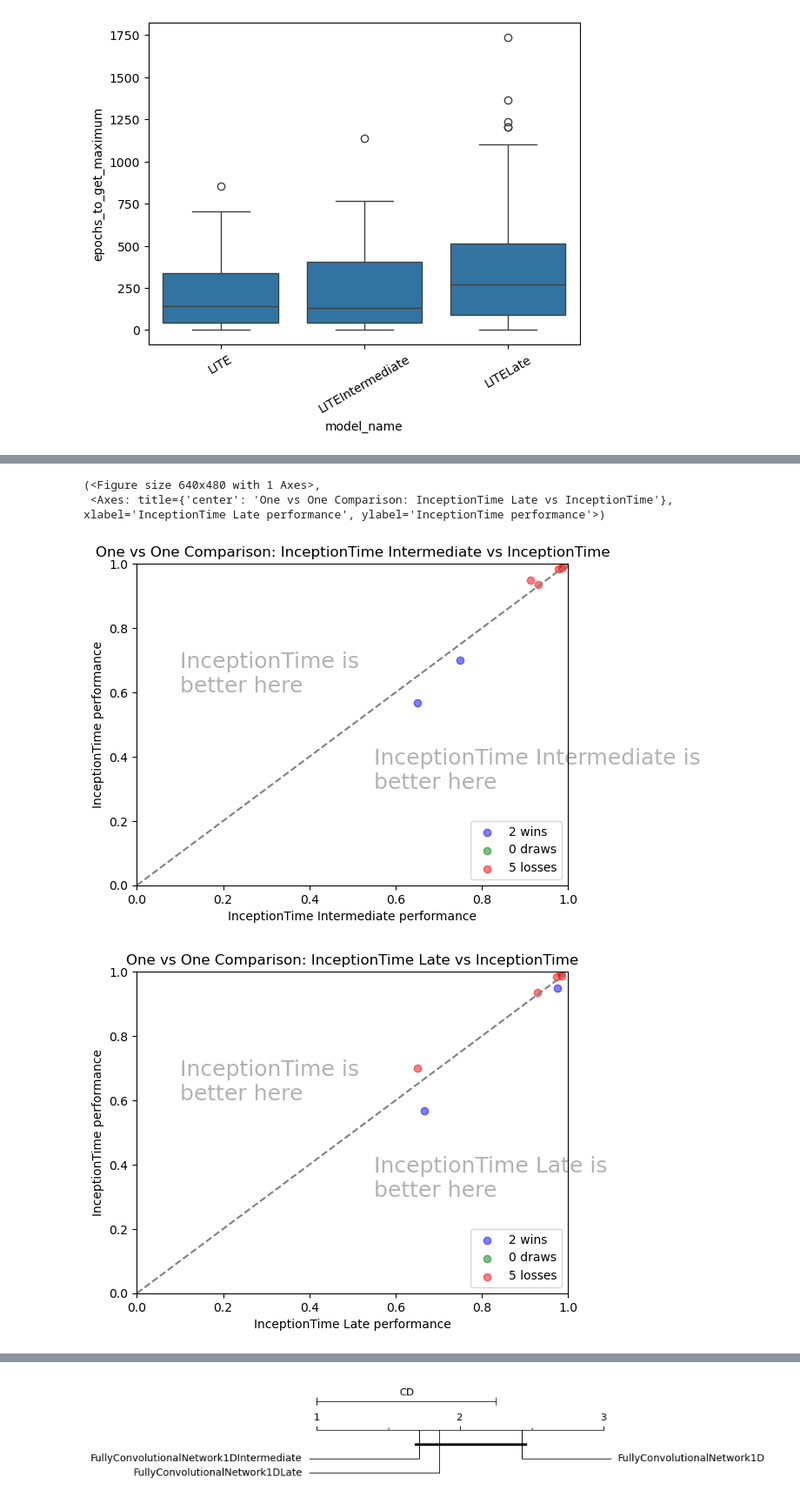
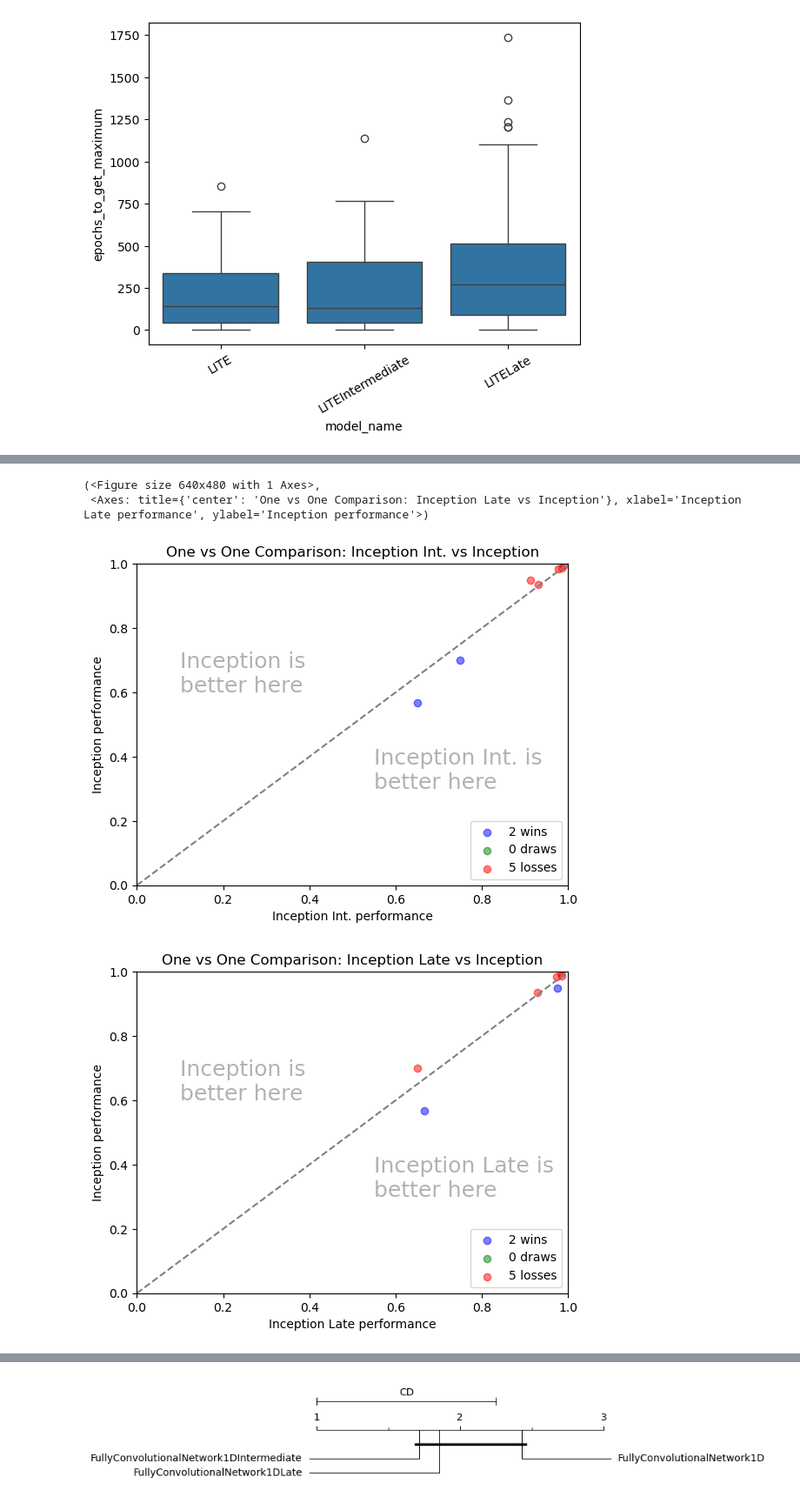
Before and after one commit to samuelthomaz7/multimodal_time_series_classification, a Jupyter notebook: test_notebook.ipynb, the cells around one changed output, grey strips where cells are left out. Shown at 87% size. Drawn from its saved outputs; the diff is of its cells as text; code cells hidden in the pictures.

```diff
--- a/test_notebook.ipynb
+++ b/test_notebook.ipynb
@@ -432,24 +740,24 @@ one_vs_one_plot(
 # %%
 from labicompare.visualization import one_vs_one_plot
 
 one_vs_one_plot(
     metrics_df['InceptionTimeIntermediate'].values,
     metrics_df['InceptionTime'].values,
-    'InceptionTime Intermediate', 'InceptionTime'
+    'Inception Int.', 'Inception'
 )
 
 from labicompare.visualization import one_vs_one_plot
 
 one_vs_one_plot(
     metrics_df['InceptionTimeLate'].values,
     metrics_df['InceptionTime'].values,
-    'InceptionTime Late', 'InceptionTime'
+    'Inception Late', 'Inception'
 )
 # %% [output]
 (<Figure size 640x480 with 1 Axes>,
- <Axes: title={'center': 'One vs One Comparison: InceptionTime Late vs InceptionTime'}, xlabel='InceptionTime Late performance', ylabel='InceptionTime performance'>)
+ <Axes: title={'center': 'One vs One Comparison: Inception Late vs Inception'}, xlabel='Inception Late performance', ylabel='Inception performance'>)
-[figure, old version]
+[figure, new version]
-[figure, old version]
+[figure, new version]
 # %%
 from labicompare.visualization import one_vs_one_plot
 
```
Also changed, not shown: parts of 23 cells of this notebook, 1 other file.
